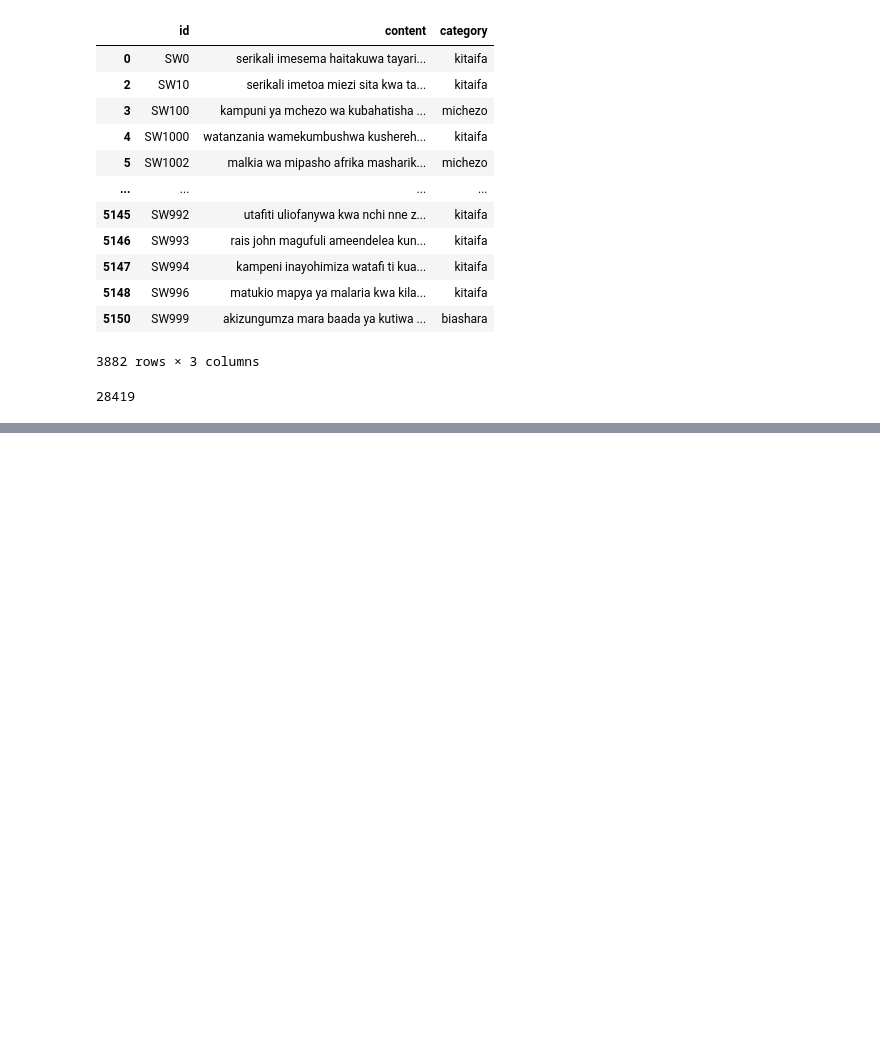
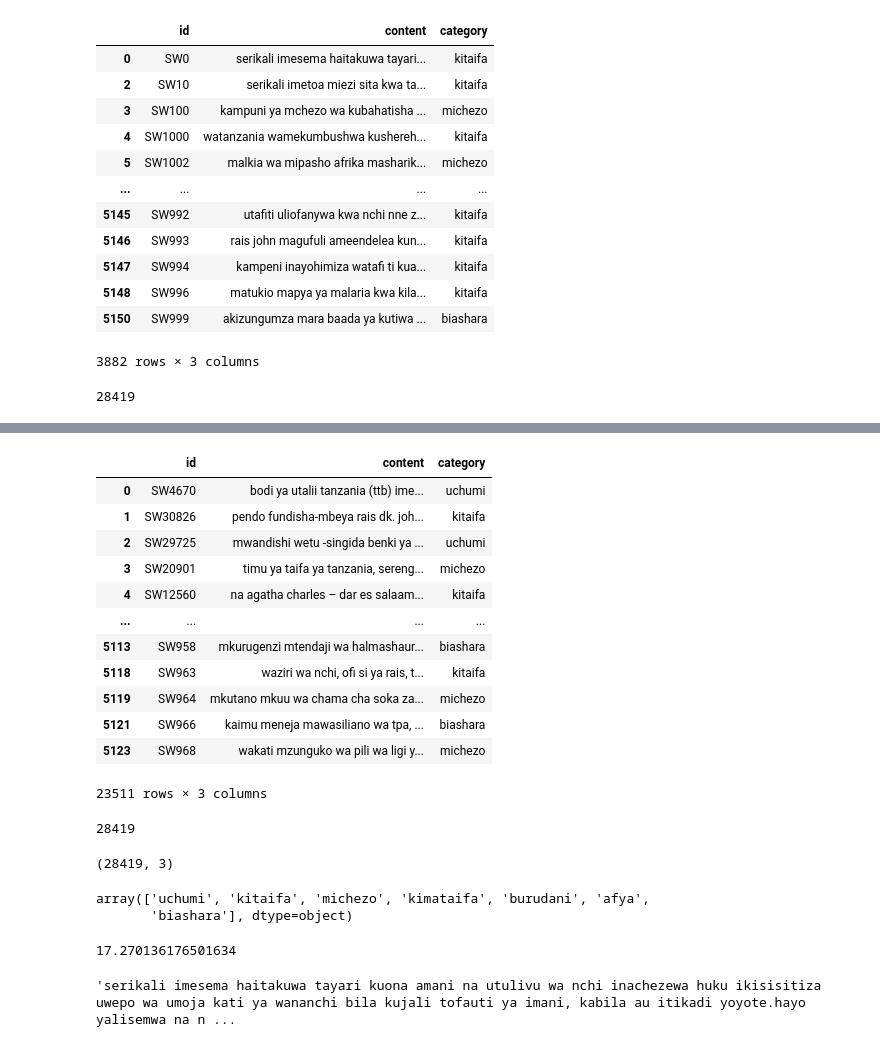
Before and after one commit to muchemicarol/ML4NLU_TermPaper, a Jupyter notebook: swahili_classification.ipynb, the cells around one changed output, grey strips where cells are left out. Cells and saved outputs as stored; diff of their text form; code cells hidden in the pictures; blank space fills up the shorter version.

```diff
--- a/swahili_classification.ipynb
+++ b/swahili_classification.ipynb
@@ -198,0 +240,37 @@ swahili_news.shape[0] + holdout_train.shape[0]
+# %%
+merged_swahili_news[~merged_swahili_news["content"].duplicated()]
+# %% [output]
+|  | id | content | category |
+| 0 | SW4670 | bodi ya utalii tanzania (ttb) ime... | uchumi |
+| 1 | SW30826 | pendo fundisha-mbeya rais dk. joh... | kitaifa |
+| 2 | SW29725 | mwandishi wetu -singida benki ya ... | uchumi |
+| 3 | SW20901 | timu ya taifa ya tanzania, sereng... | michezo |
+| 4 | SW12560 | na agatha charles – dar es salaam... | kitaifa |
+| ... | ... | ... | ... |
+| 5113 | SW958 | mkurugenzi mtendaji wa halmashaur... | biashara |
+| 5118 | SW963 | waziri wa nchi, ofi si ya rais, t... | kitaifa |
+| 5119 | SW964 | mkutano mkuu wa chama cha soka za... | michezo |
+| 5121 | SW966 | kaimu meneja mawasiliano wa tpa, ... | biashara |
+| 5123 | SW968 | wakati mzunguko wa pili wa ligi y... | michezo |
+23511 rows × 3 columns
+# %%
+4908 + 23511
+# %% [output]
+28419
+# %%
+merged_swahili_news.shape
+# %% [output]
+(28419, 3)
+# %%
+merged_swahili_news["category"].unique()
+# %% [output]
+array(['uchumi', 'kitaifa', 'michezo', 'kimataifa', 'burudani', 'afya',
+       'biashara'], dtype=object)
+# %%
+(merged_swahili_news[merged_swahili_news["content"].duplicated()].shape[0] / merged_swahili_news.shape[0]) * 100
+# %% [output]
+17.270136176501634
+# %%
+merged_swahili_news[merged_swahili_news["content"].duplicated()].loc[0, "content"]
+# %% [output]
+'serikali imesema haitakuwa tayari kuona amani na utulivu wa nchi inachezewa huku ikisisitiza uwepo wa umoja kati ya wananchi bila kujali tofauti ya imani, kabila au itikadi yoyote.hayo yalisemwa na n ...
```
Also changed, not shown: parts of 12 cells of this notebook.
